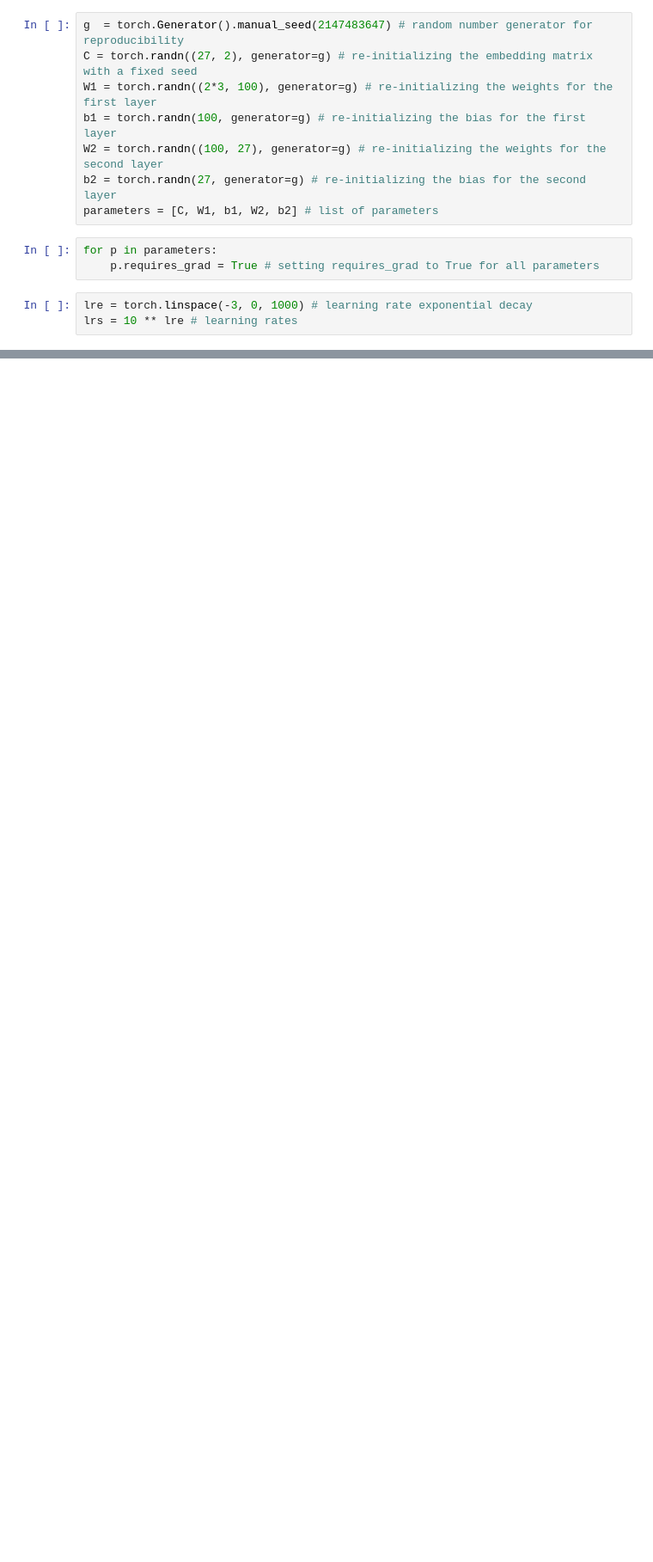
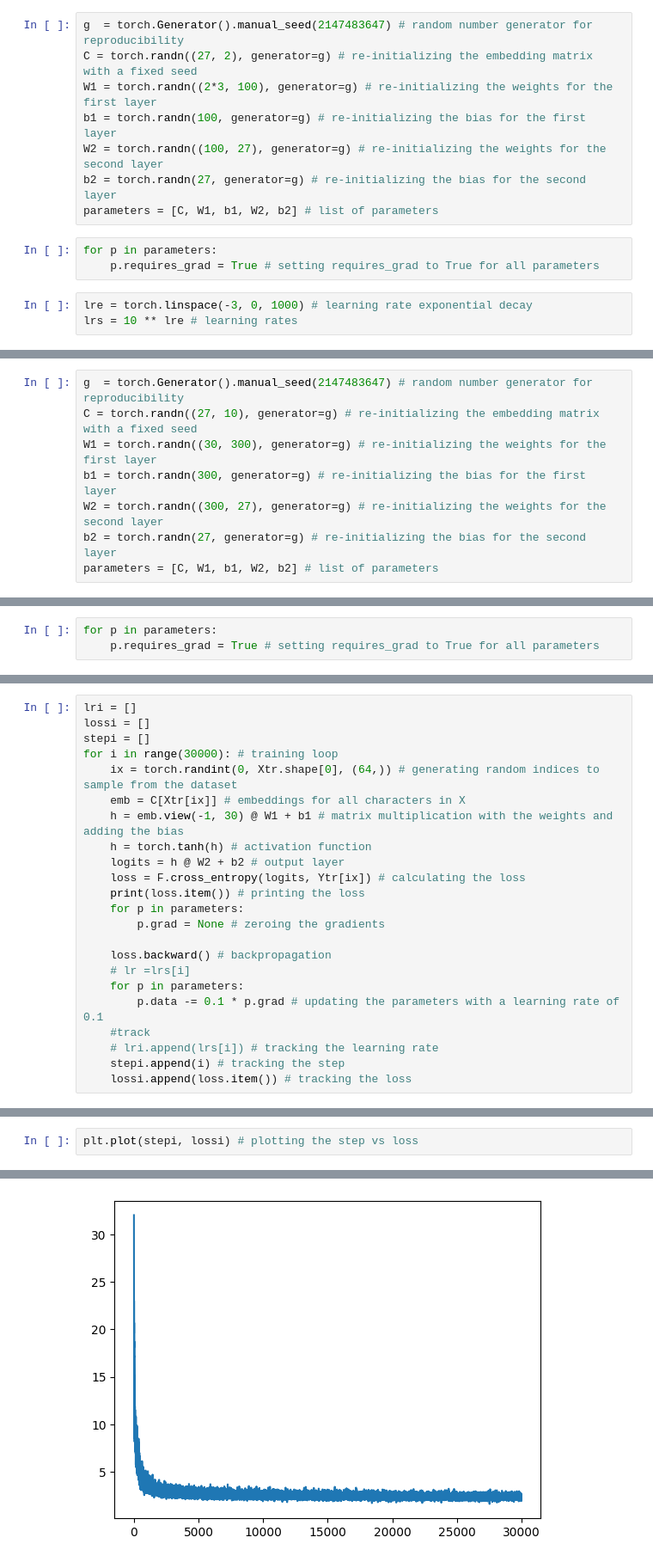
Before and after one commit to Morningstaaar36/Neural_Networks_Zero_to_Hero, a Jupyter notebook: video_3/building_makemore1.ipynb, the cells around one changed output, grey strips where cells are left out. Shown at 86% size. Saved outputs shown, nothing was run; the diff lists cells and outputs as text; blank space fills up the shorter version.

```diff
--- a/video_3/building_makemore1.ipynb
+++ b/video_3/building_makemore1.ipynb
@@ -259,0 +402,8 @@ print(loss.item()) # printing the loss
+# %%
+g  = torch.Generator().manual_seed(2147483647) # random number generator for reproducibility
+C = torch.randn((27, 10), generator=g) # re-initializing the embedding matrix with a fixed seed
+W1 = torch.randn((30, 300), generator=g) # re-initializing the weights for the first layer
+b1 = torch.randn(300, generator=g) # re-initializing the bias for the first layer
+W2 = torch.randn((300, 27), generator=g) # re-initializing the weights for the second layer
+b2 = torch.randn(27, generator=g) # re-initializing the bias for the second layer
+parameters = [C, W1, b1, W2, b2] # list of parameters
@@ -259,0 +414,3 @@ print(loss.item()) # printing the loss
+# %%
+for p in parameters:
+    p.requires_grad = True # setting requires_grad to True for all parameters
@@ -259,0 +420,23 @@ print(loss.item()) # printing the loss
+# %%
+lri = []
+lossi = []
+stepi = []
+for i in range(30000): # training loop
+    ix = torch.randint(0, Xtr.shape[0], (64,)) # generating random indices to sample from the dataset
+    emb = C[Xtr[ix]] # embeddings for all characters in X
+    h = emb.view(-1, 30) @ W1 + b1 # matrix multiplication with the weights and adding the bias
+    h = torch.tanh(h) # activation function
+    logits = h @ W2 + b2 # output layer
+    loss = F.cross_entropy(logits, Ytr[ix]) # calculating the loss
+    print(loss.item()) # printing the loss
+    for p in parameters:
+        p.grad = None # zeroing the gradients
+
+    loss.backward() # backpropagation
+    # lr =lrs[i]
+    for p in parameters:
+        p.data -= 0.1 * p.grad # updating the parameters with a learning rate of 0.1
+    #track
+    # lri.append(lrs[i]) # tracking the learning rate
+    stepi.append(i) # tracking the step
+    lossi.append(loss.item()) # tracking the loss
@@ -259,0 +474,3 @@ print(loss.item()) # printing the loss
+# %%
+plt.plot(stepi, lossi) # plotting the step vs loss
+# %% [output]
@@ -259,0 +478 @@ print(loss.item()) # printing the loss
+[figure, added]
```
Also changed, not shown: parts of 38 cells of this notebook.
